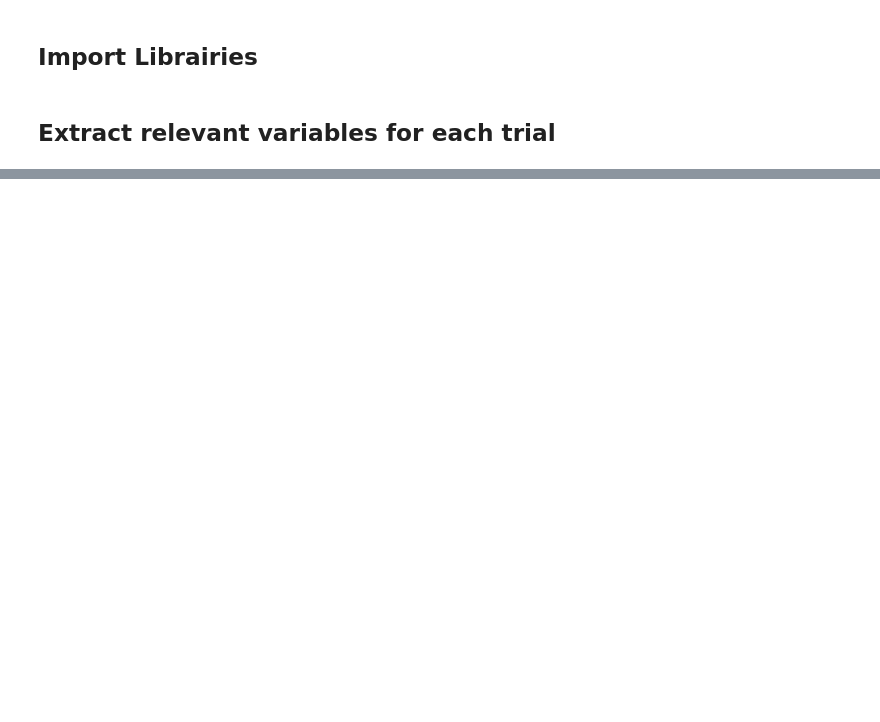
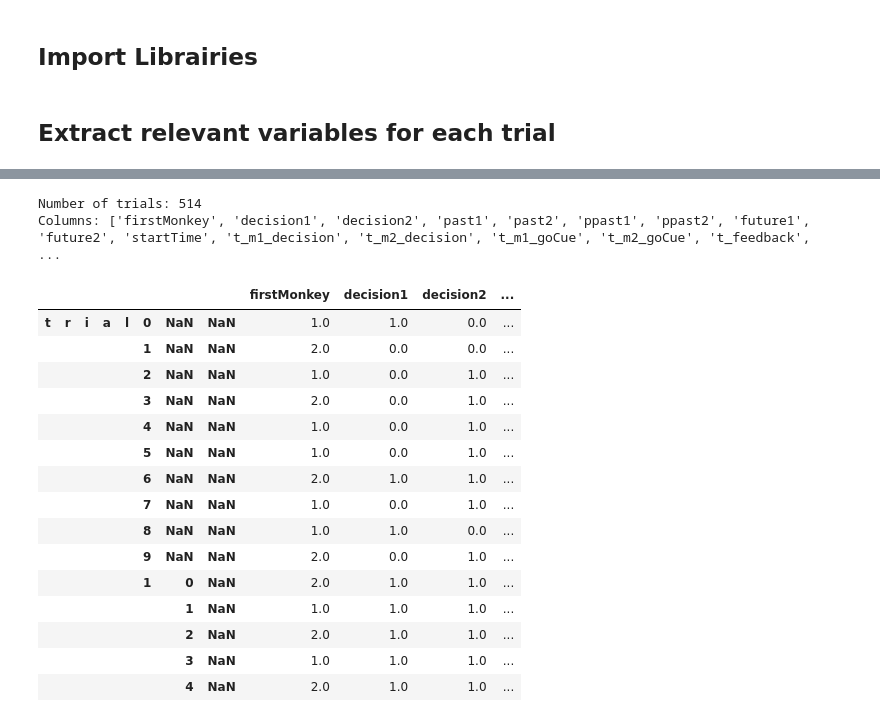
Before and after one commit to aaronwniu/haroush-lab-project, a Jupyter notebook: iPD_behavior_basic.ipynb, the cells around one changed output, grey strips where cells are left out. Cells and saved outputs as stored; diff of their text form; code cells hidden in the pictures; blank space fills up the shorter version.

```diff
--- a/iPD_behavior_basic.ipynb
+++ b/iPD_behavior_basic.ipynb
@@ -26,11 +26,11 @@ def read_pickle(pickle_file):
     return df
 
 # 5 sessions of data
-df_trials1 = read_pickle('data/PDilemma_IzzySALandPeytonSAL_07_08_2014_dACC.pkl')
-df_trials2 = read_pickle('data/PDilemma_IzzySALandPeytonSAL_07_09_2014_dACC.pkl')
-df_trials3 = read_pickle('data/PDilemma_IzzySALandPeytonSAL_07_10_2014_dACC.pkl')
-df_trials4 = read_pickle('data/PDilemma_IzzySALwTiggerSAL_07_11_2014_dACC.pkl')
-df_trials5 = read_pickle('data/PDilemma_PeytonSALwIzzySAL_07_12_2014_dACC.pkl')
+df_trials1 = read_pickle('data/Copy of PDilemma_IzzySALandPeytonSAL_07_08_2014_dACC.pkl')
+df_trials2 = read_pickle('data/Copy of PDilemma_IzzySALandPeytonSAL_07_09_2014_dACC.pkl')
+df_trials3 = read_pickle('data/Copy of PDilemma_IzzySALandPeytonSAL_07_10_2014_dACC.pkl')
+df_trials4 = read_pickle('data/Copy of PDilemma_IzzySALwTiggerSAL_07_11_2014_dACC.pkl')
+df_trials5 = read_pickle('data/Copy of PDilemma_PeytonSALwIzzySAL_07_12_2014_dACC.pkl')
 # %% [markdown]
 ## Extract relevant variables for each trial
 # %%
@@ -59,0 +58,27 @@ No MC session 4 all
+# %%
+# Actually LOOK at the data — show the first session as a table
+print("Number of trials:", len(df_trials1))
+print("Columns:", list(df_trials1.columns))
+print()
+
+# Show the key behavioral columns as a spreadsheet-style table
+df_trials1[['firstMonkey', 'decision1', 'decision2', 'past1', 'past2', 'Rx1', 'Rx2']].head(15)
+# %% [output]
+Number of trials: 514
+Columns: ['firstMonkey', 'decision1', 'decision2', 'past1', 'past2', 'ppast1', 'ppast2', 'future1', 'future2', 'startTime', 't_m1_decision', 't_m2_decision', 't_m1_goCue', 't_m2_goCue', 't_feedback',  ...
+|  |  |  |  |  |  |  |  | firstMonkey | decision1 | decision2 | ... |
+| t | r | i | a | l | 0 | NaN | NaN | 1.0 | 1.0 | 0.0 | ... |
+|  |  |  |  |  | 1 | NaN | NaN | 2.0 | 0.0 | 0.0 | ... |
+|  |  |  |  |  | 2 | NaN | NaN | 1.0 | 0.0 | 1.0 | ... |
+|  |  |  |  |  | 3 | NaN | NaN | 2.0 | 0.0 | 1.0 | ... |
+|  |  |  |  |  | 4 | NaN | NaN | 1.0 | 0.0 | 1.0 | ... |
+|  |  |  |  |  | 5 | NaN | NaN | 1.0 | 0.0 | 1.0 | ... |
+|  |  |  |  |  | 6 | NaN | NaN | 2.0 | 1.0 | 1.0 | ... |
+|  |  |  |  |  | 7 | NaN | NaN | 1.0 | 0.0 | 1.0 | ... |
+|  |  |  |  |  | 8 | NaN | NaN | 1.0 | 1.0 | 0.0 | ... |
+|  |  |  |  |  | 9 | NaN | NaN | 2.0 | 0.0 | 1.0 | ... |
+|  |  |  |  |  | 1 | 0 | NaN | 2.0 | 1.0 | 1.0 | ... |
+|  |  |  |  |  |  | 1 | NaN | 1.0 | 1.0 | 1.0 | ... |
+|  |  |  |  |  |  | 2 | NaN | 2.0 | 1.0 | 1.0 | ... |
+|  |  |  |  |  |  | 3 | NaN | 1.0 | 1.0 | 1.0 | ... |
+|  |  |  |  |  |  | 4 | NaN | 2.0 | 1.0 | 1.0 | ... |
```
Also changed, not shown: parts of 9 cells of this notebook, 1 other file.
